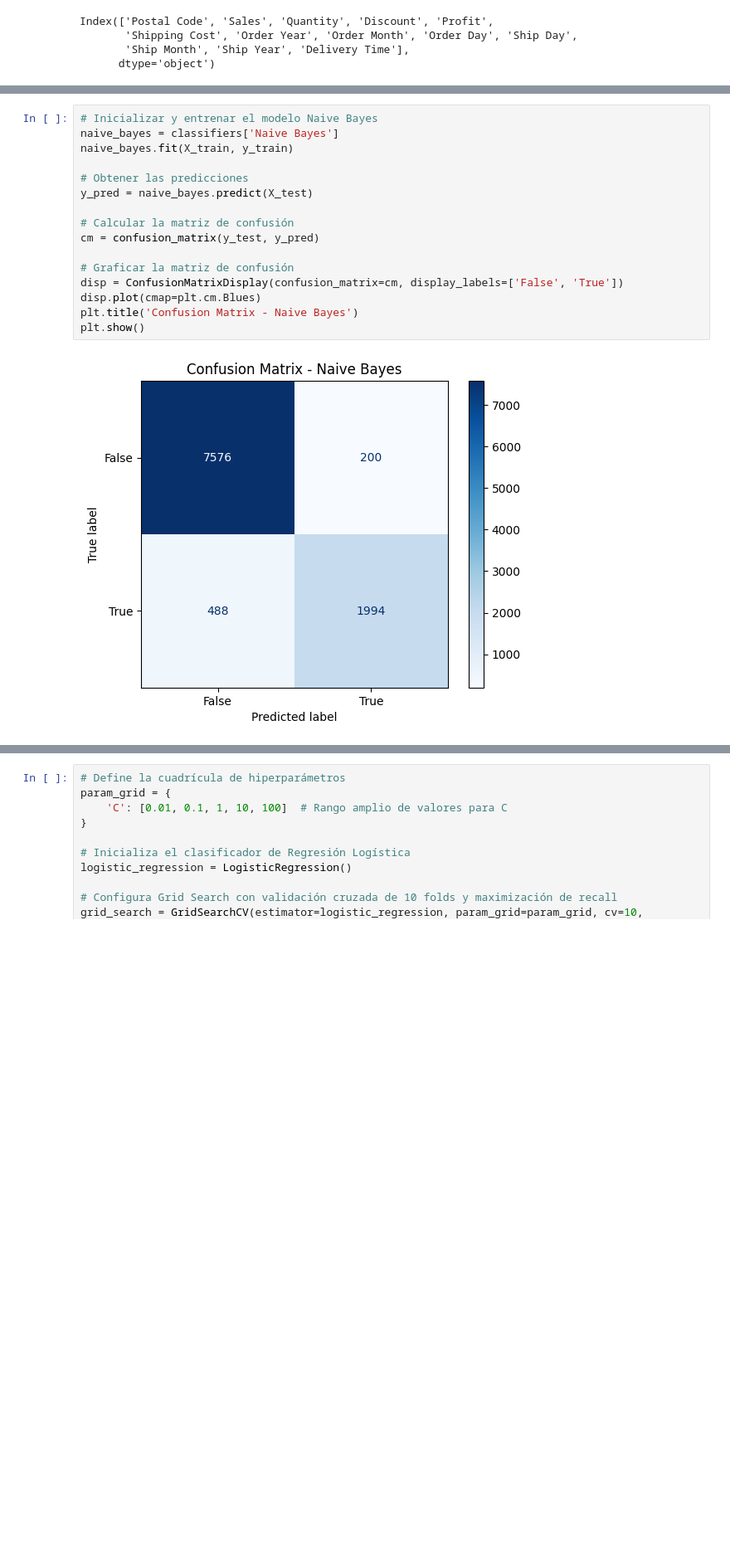
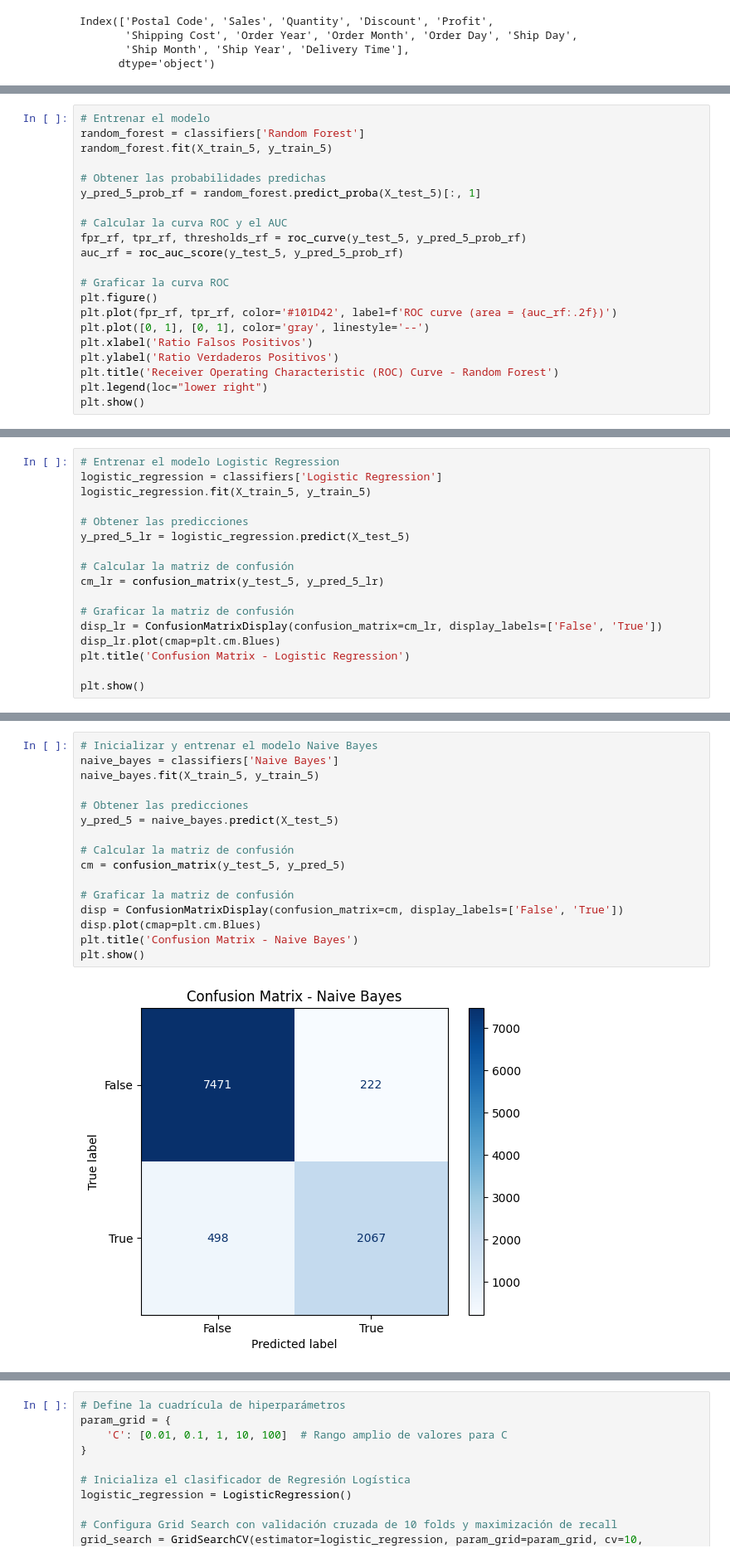
Before and after one commit to jsaulme/Aprendizaje_Automatico_MCD, a Jupyter notebook: tareas/06_Clasificacion.ipynb, the cells around one changed output, grey strips where cells are left out. Shown at 83% size. Cells and saved outputs as stored; diff of their text form; blank space fills up the shorter version.

```diff
--- a/tareas/06_Clasificacion.ipynb
+++ b/tareas/06_Clasificacion.ipynb
@@ -207,0 +282,21 @@ plt.show()
+# %%
+# Entrenar el modelo
+random_forest = classifiers['Random Forest']
+random_forest.fit(X_train_5, y_train_5)
+
+# Obtener las probabilidades predichas
+y_pred_5_prob_rf = random_forest.predict_proba(X_test_5)[:, 1]
+
+# Calcular la curva ROC y el AUC
+fpr_rf, tpr_rf, thresholds_rf = roc_curve(y_test_5, y_pred_5_prob_rf)
+auc_rf = roc_auc_score(y_test_5, y_pred_5_prob_rf)
+
+# Graficar la curva ROC
+plt.figure()
+plt.plot(fpr_rf, tpr_rf, color='#101D42', label=f'ROC curve (area = {auc_rf:.2f})')
+plt.plot([0, 1], [0, 1], color='gray', linestyle='--')
+plt.xlabel('Ratio Falsos Positivos')
+plt.ylabel('Ratio Verdaderos Positivos')
+plt.title('Receiver Operating Characteristic (ROC) Curve - Random Forest')
+plt.legend(loc="lower right")
+plt.show()
@@ -207,0 +305,17 @@ plt.show()
+# %%
+# Entrenar el modelo Logistic Regression
+logistic_regression = classifiers['Logistic Regression']
+logistic_regression.fit(X_train_5, y_train_5)
+
+# Obtener las predicciones
+y_pred_5_lr = logistic_regression.predict(X_test_5)
+
+# Calcular la matriz de confusión
+cm_lr = confusion_matrix(y_test_5, y_pred_5_lr)
+
+# Graficar la matriz de confusión
+disp_lr = ConfusionMatrixDisplay(confusion_matrix=cm_lr, display_labels=['False', 'True'])
+disp_lr.plot(cmap=plt.cm.Blues)
+plt.title('Confusion Matrix - Logistic Regression')
+
+plt.show()
@@ -208,18 +324,18 @@ plt.show()
 # %%
 # Inicializar y entrenar el modelo Naive Bayes
 naive_bayes = classifiers['Naive Bayes']
-naive_bayes.fit(X_train, y_train)
+naive_bayes.fit(X_train_5, y_train_5)
 
 # Obtener las predicciones
-y_pred = naive_bayes.predict(X_test)
+y_pred_5 = naive_bayes.predict(X_test_5)
 
 # Calcular la matriz de confusión
-cm = confusion_matrix(y_test, y_pred)
+cm = confusion_matrix(y_test_5, y_pred_5)
 
 # Graficar la matriz de confusión
 disp = ConfusionMatrixDisplay(confusion_matrix=cm, display_labels=['False', 'True'])
 disp.plot(cmap=plt.cm.Blues)
 plt.title('Confusion Matrix - Naive Bayes')
 plt.show()
 # %% [output]
-[figure, old version]
+[figure, new version]
```
Also changed, not shown: parts of 28 cells of this notebook.
